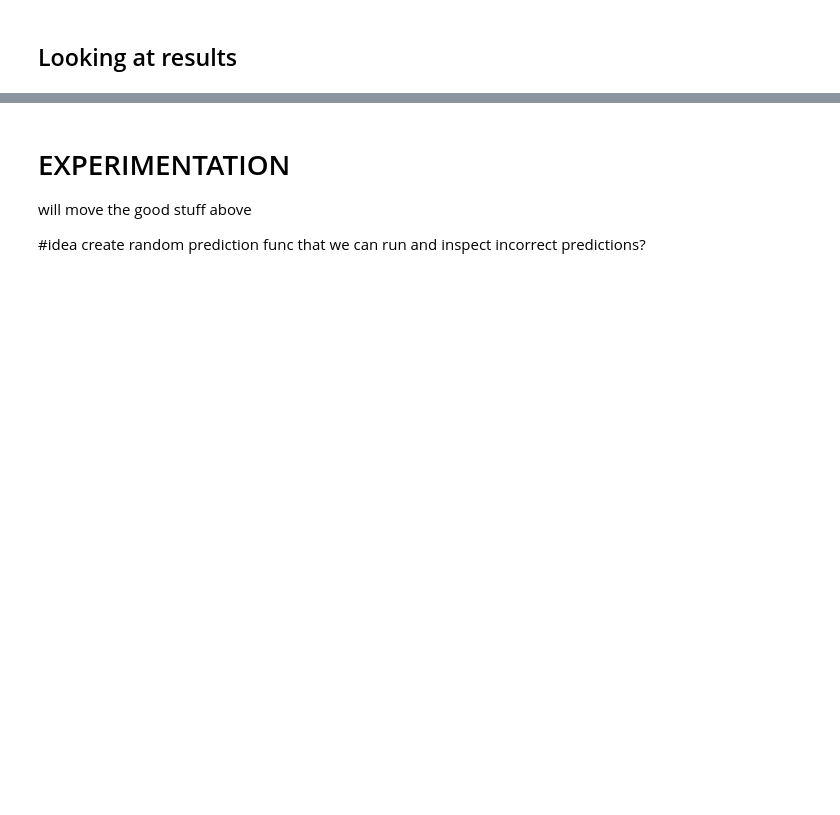
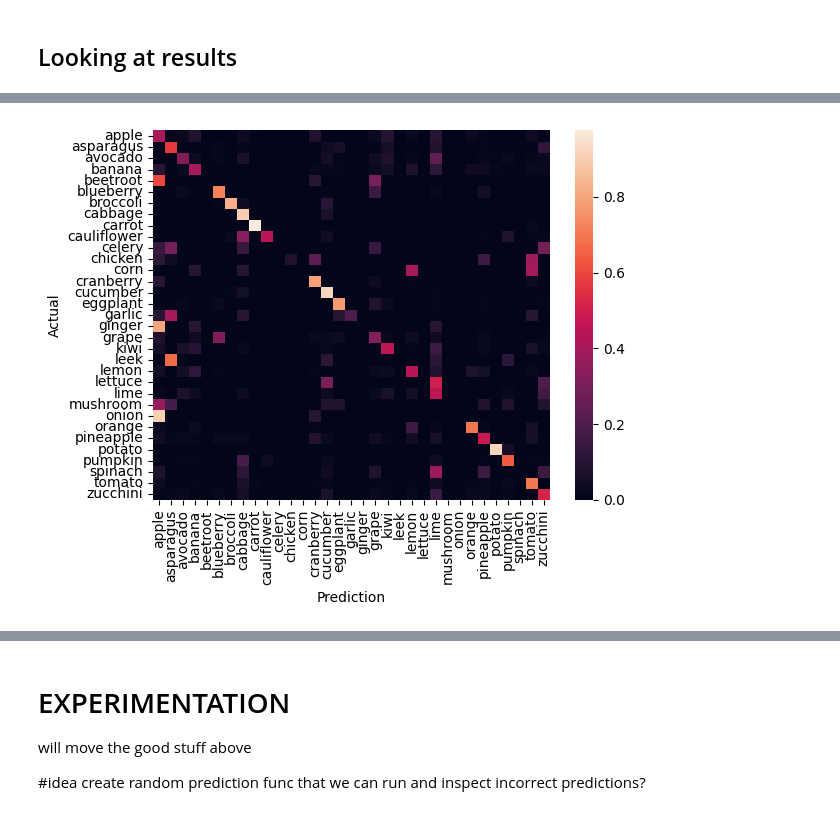
Before and after one commit to canndyy/your_kitchen_ai, a Jupyter notebook: notebooks/model_nbs/model_maker.ipynb, the cells around one changed output, grey strips where cells are left out. Drawn from its saved outputs; the diff is of its cells as text; code cells hidden in the pictures; blank space fills up the shorter version.

```diff
--- a/notebooks/model_nbs/model_maker.ipynb
+++ b/notebooks/model_nbs/model_maker.ipynb
@@ -183,15 +178,15 @@ def instantiate_model():
     model.add(layers.Conv2D(16, kernel_size=(5,5), padding="same", activation="relu", input_shape=in_shape))
     model.add(layers.MaxPool2D(pool_size=(2,2)))
 
-    #second conv layer
+
     model.add(layers.Conv2D(32, kernel_size=(4,4), padding="same", activation="relu"))
     model.add(layers.MaxPool2D(pool_size=(2,2)))
 
-#     model.add(layers.Conv2D(32, kernel_size=(4,4), padding="same", activation="relu"))
-#     model.add(layers.MaxPool2D(pool_size=(2,2)))
+    model.add(layers.Conv2D(32, kernel_size=(4,4), padding="same", activation="relu"))
+    model.add(layers.MaxPool2D(pool_size=(2,2)))
 
-#     model.add(layers.Conv2D(32, kernel_size=(4,4), padding="same", activation="relu"))
-#     model.add(layers.MaxPool2D(pool_size=(2,2)))
+    model.add(layers.Conv2D(32, kernel_size=(4,4), padding="same", activation="relu"))
+    model.add(layers.MaxPool2D(pool_size=(2,2)))
 
     #third conv layer
     model.add(layers.Conv2D(64, kernel_size=(3,3), padding="same", activation="relu"))
@@ -202,11 +197,11 @@ def instantiate_model():
 
     #Dense layers - do we regularise the kernels?!
     model.add(layers.Dense(64, activation="relu"))#, kernel_regularizer=reg_l1_l2))
-    model.add(layers.Dropout(0.2) )
-    #model.add(layers.Dense(64, activation="relu"))#, kernel_regularizer=reg_l1_l2))
-    #model.add(layers.Dropout(0.4) )
-    #model.add(layers.Dense(64, activation="relu"))#, kernel_regularizer=reg_l1_l2))
-    #model.add(layers.Dropout(0.3) )
+    model.add(layers.Dropout(0.3) )
+    model.add(layers.Dense(64, activation="relu"))#, kernel_regularizer=reg_l1_l2))
+    model.add(layers.Dropout(0.3) )
+    model.add(layers.Dense(64, activation="relu"))#, kernel_regularizer=reg_l1_l2))
+    # model.add(layers.Dropout(0.3) )
     model.add(layers.Dense(32, activation="relu"))#, kernel_regularizer=reg_l1_l2))
     model.add(layers.Dropout(0.2) )
     model.add(layers.Dense(16, activation="relu"))#, kernel_regularizer=reg_l1_l2))
@@ -216,7 +211,6 @@ def instantiate_model():
     model.add(layers.Dense(num_classes, activation="softmax"))
     #model.add(layers.Dense(num_classes, activation="softmax"))
 
-
     return model
 
 model = instantiate_model()
@@ -225,22 +219,31 @@ model = instantiate_model()
 from tensorflow.keras import metrics as mets
 def compile_model(model):
     loss = "sparse_categorical_crossentropy"
+    learning_rate=0.001 #default 0.001
+
     # loss = "categorical_crossentropy"
-    optimizer = "adam"
+    #optimizer = "adam"
+    optimizer = tensorflow.keras.optimizers.Adam(
+        learning_rate=learning_rate
+    )
 
-    metrics = ["accuracy"]
+    #metrics = ["accuracy"]
     #metrics = [Precision(), Recall(), Accuracy()]
     #metrics = [Precision()]
 
-    #metrics = [mets.SparseCategoricalAccuracy(), "accuracy"] #??
+    metrics = [mets.SparseCategoricalAccuracy(), "accuracy"] #??
     # metrics = [mets.CategoricalAccuracy()]
 
     model.compile(loss=loss, optimizer=optimizer, metrics=metrics)
     return model
 model = compile_model(model)
+model.__dict__;
 # %%
 def fit_model(model):
     #prep for early stopping
+    patience = 20
+    epochs = 100
+
     es = EarlyStopping(patience=patience, restore_best_weights=True)
 
     #fit
@@ -249,6 +252,7 @@ def fit_model(model):
             validation_data=X_val,
             #epochs=epochs,
             epochs=5,
+            batch_size=16,
             callbacks=[es],
             verbose=1
         )
@@ -256,7 +260,6 @@ def fit_model(model):
 
 history, model = fit_model(model)
 
-
 #if below error, RESTART KERNEL(s)!:
 # 2023-03-08 16:05:03.024852: E tensorflow/stream_executor/cuda/cuda_dnn.cc:373]
 # Could not create cudnn handle: CUDNN_STATUS_INTERNAL_ERROR
@@ -345,5 +363,6 @@ y_pred;
 # %%
-path_to_dataset = os.path.join("..", "test_data", "3_test_from_bucket2")
+path_to_dataset = os.path.join("..", "..", "test_data", "2_whole_data_some_dups")
+
 if new_way:
     path_to_dataset_train = os.path.join(path_to_dataset, "train")
     path_to_dataset_test = os.path.join(path_to_dataset,  "test")
@@ -385,5 +454,8 @@ print(classification_report(y_test, y_pred, target_names=classes_list))
 # %%
 from sklearn.metrics import confusion_matrix
 import seaborn as sns
 cm = confusion_matrix(y_test,y_pred, labels=classes_code , normalize='true') #true as in truth
-sns.heatmap(cm,xticklabels=classes_list, yticklabels=classes_list)
+s = sns.heatmap(cm,xticklabels=classes_list, yticklabels=classes_list)
+s.set(ylabel="Actual", xlabel="Prediction");
+# %% [output]
+[figure, added]
```
Also changed, not shown: parts of 23 cells of this notebook, 2 other files.
